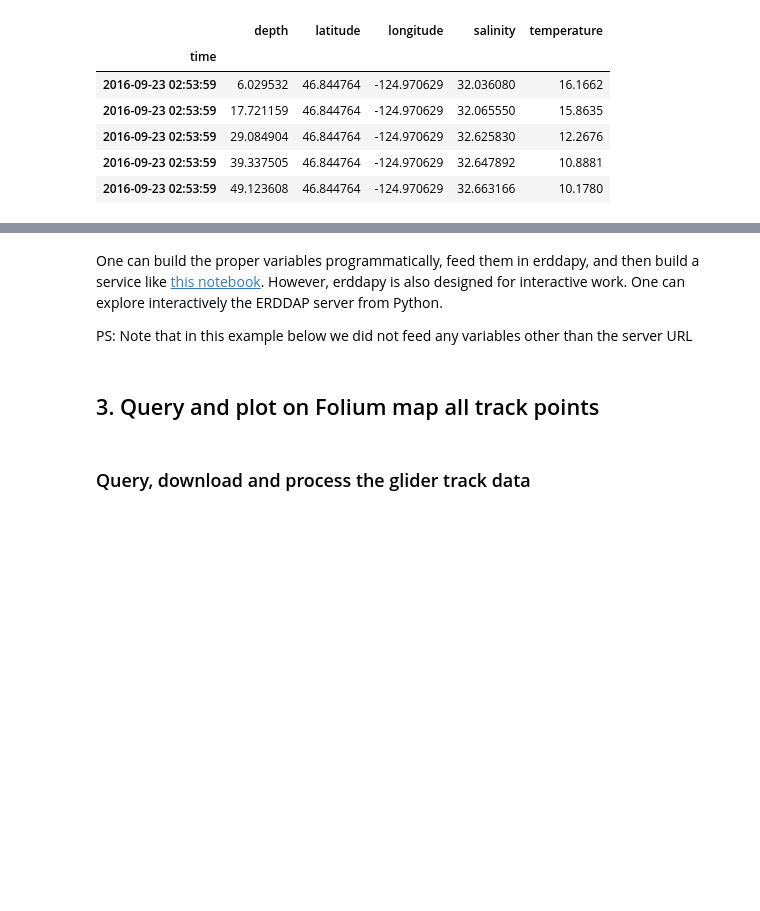
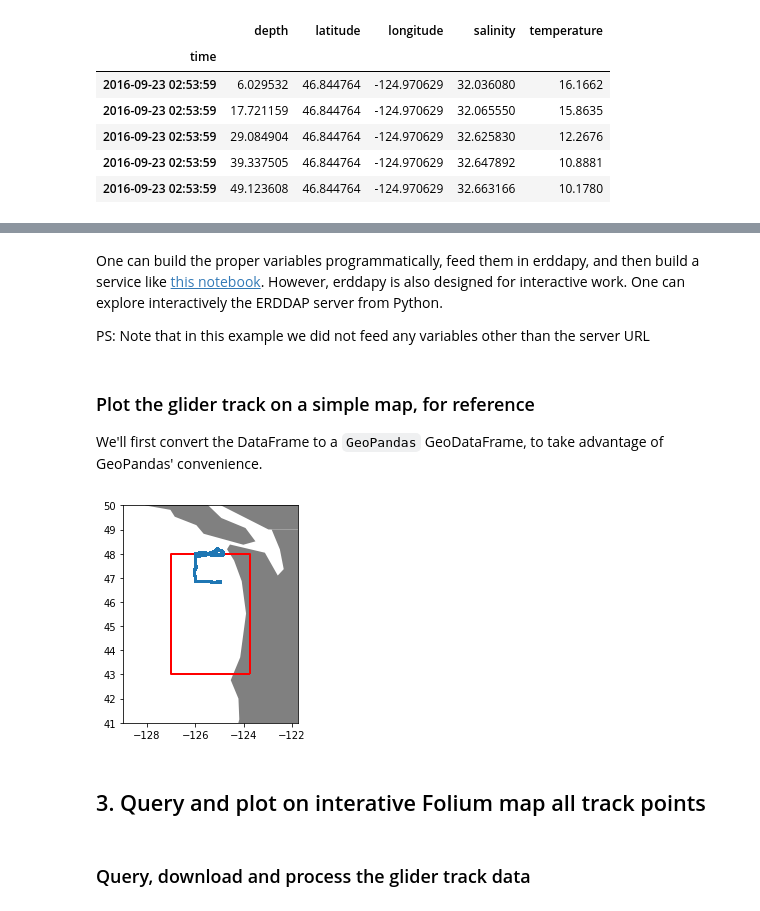
Before and after one commit to oceanhackweek/ohw2018_tutorials, a Jupyter notebook: day2/ioos_data_access/03-gliderdac_erddapy.ipynb, the cells around one changed output, grey strips where cells are left out. Drawn from its saved outputs; the diff is of its cells as text; code cells hidden in the pictures; blank space fills up the shorter version.

```diff
--- a/day2/ioos_data_access/03-gliderdac_erddapy.ipynb
+++ b/day2/ioos_data_access/03-gliderdac_erddapy.ipynb
@@ -291,9 +354,28 @@ ax.set_ylabel('Depth (m)');
 # %% [markdown]
 One can build the proper variables programmatically, feed them in erddapy, and then build a service like [this notebook](https://mybinder.org/v2/gh/ioos/BioData-Training-Workshop/master?filepath=notebooks/ERDDAP_timeseries_explorer-IOOS.ipynb). However, erddapy is also designed for interactive work. One can explore interactively the ERDDAP server from Python.
 
-PS: Note that in this example below we did not feed any variables other than the server URL
+PS: Note that in this example we did not feed any variables other than the server URL
+# %% [markdown]
+### Plot the glider track on a simple map, for reference
+We'll first convert the DataFrame to a `GeoPandas` GeoDataFrame, to take advantage of GeoPandas' convenience.
+# %%
+temperature_gdf = gpd.GeoDataFrame(temperature_df,
+                                   geometry=temperature_df[['longitude', 'latitude']].apply(
+                                       shpgeom.Point, axis=1))
+# %%
+world_gdf = gpd.read_file(gpd.datasets.get_path('naturalearth_lowres'))
+# %%
+ax = endurance_bbox_gs.plot(ax=world_gdf.plot(facecolor='gray', figsize=(4, 4)),
+                            facecolor='none', edgecolor='red', linewidth=2)
+temperature_gdf.plot(ax=ax, markersize=3)
+
+bounds = endurance_bbox_gs.geometry.bounds
+ax.set_xlim([bounds.minx[0]-2, bounds.maxx[0]+2])
+ax.set_ylim([bounds.miny[0]-2, bounds.maxy[0]+2]);
+# %% [output]
+[figure, added]
 # %% [markdown]
-## 3. Query and plot on Folium map all track points
+## 3. Query and plot on interative Folium map all track points
 # %% [markdown]
 ### Query, download and process the glider track data
 # %%
```
Also changed, not shown: parts of 54 cells of this notebook, 3 other files.
